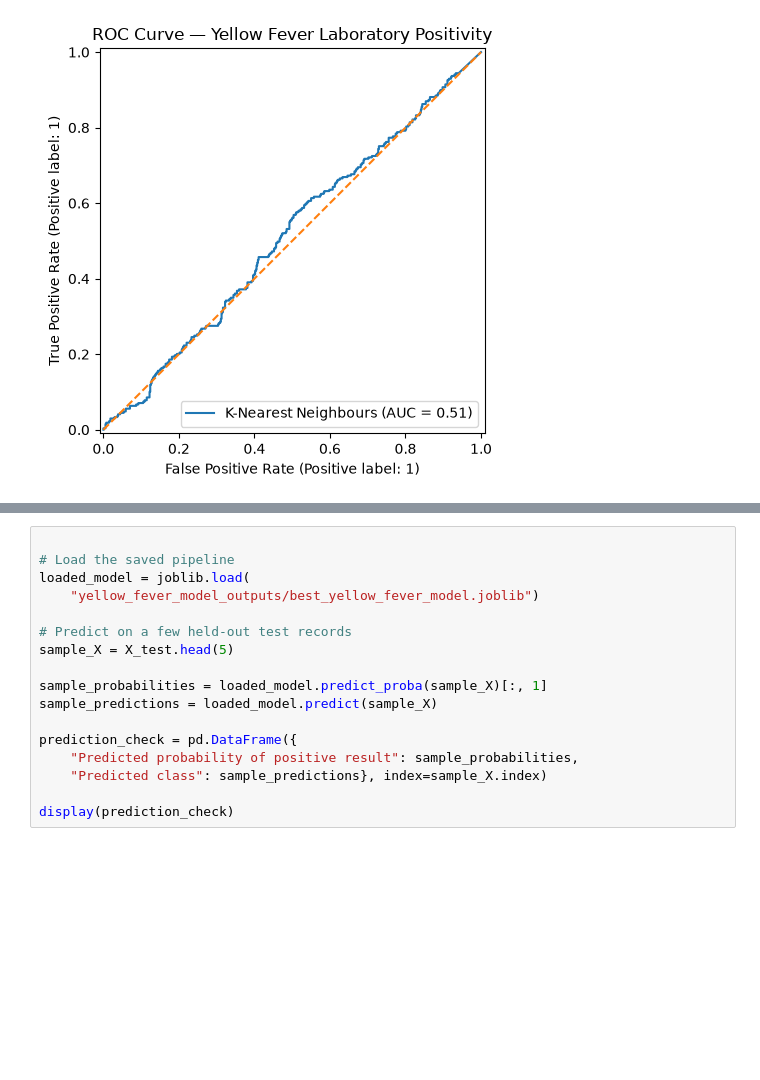
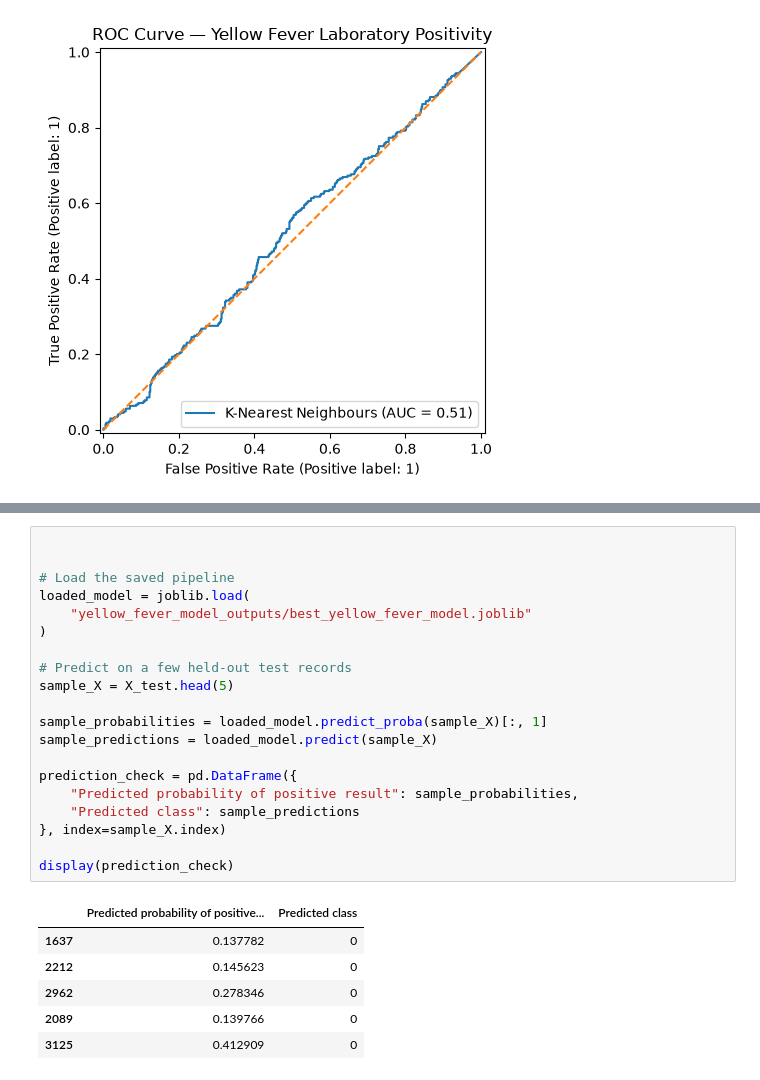
Before and after one commit to Shalom-Ezeilo/Yellow_-fever-_surveillance_-modelling, a Jupyter notebook: Yellow_fever_surveillance_modelling.ipynb, the cells around one changed output, grey strips where cells are left out. Saved outputs shown, nothing was run; the diff lists cells and outputs as text; blank space fills up the shorter version.

```diff
--- a/Yellow_fever_surveillance_modelling.ipynb
+++ b/Yellow_fever_surveillance_modelling.ipynb
@@ -1999,17 +2031,27 @@ print("importance results and metadata in:", output_dir.resolve())
 # %%
+
 
 # Load the saved pipeline
 loaded_model = joblib.load(
-    "yellow_fever_model_outputs/best_yellow_fever_model.joblib")
+    "yellow_fever_model_outputs/best_yellow_fever_model.joblib"
+)
 
 # Predict on a few held-out test records
 sample_X = X_test.head(5)
 
 sample_probabilities = loaded_model.predict_proba(sample_X)[:, 1]
 sample_predictions = loaded_model.predict(sample_X)
 
 prediction_check = pd.DataFrame({
     "Predicted probability of positive result": sample_probabilities,
-    "Predicted class": sample_predictions}, index=sample_X.index)
+    "Predicted class": sample_predictions
+}, index=sample_X.index)
 
 display(prediction_check)
+# %% [output]
+|  | Predicted probability of positive... | Predicted class |
+| 1637 | 0.137782 | 0 |
+| 2212 | 0.145623 | 0 |
+| 2962 | 0.278346 | 0 |
+| 2089 | 0.139766 | 0 |
+| 3125 | 0.412909 | 0 |
```
Also changed, not shown: parts of 3 cells of this notebook.
